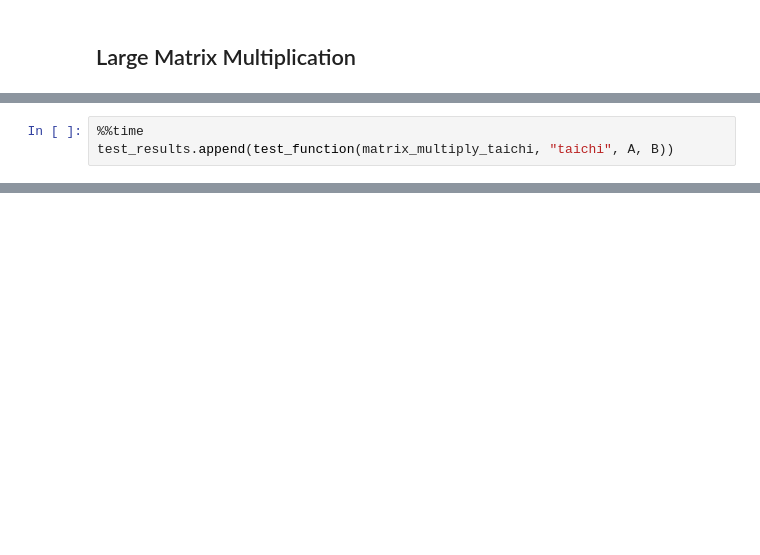
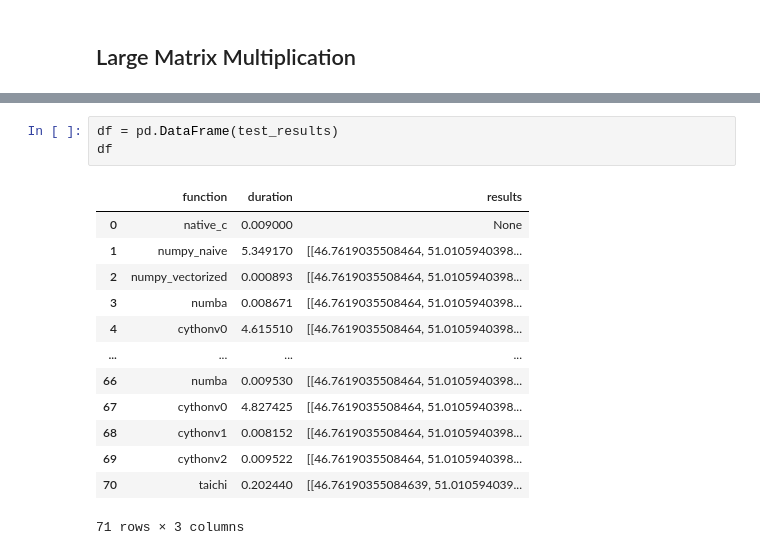
Before and after one commit to jimthompson5802/devcontainer_testbed, a Jupyter notebook: py-c-testbed/cython_sandbox/matrix_multiply_notebook.ipynb, the cells around one changed output, grey strips where cells are left out. Saved outputs shown, nothing was run; the diff lists cells and outputs as text; blank space fills up the shorter version.

```diff
--- a/py-c-testbed/cython_sandbox/matrix_multiply_notebook.ipynb
+++ b/py-c-testbed/cython_sandbox/matrix_multiply_notebook.ipynb
@@ -267,3 +245,0 @@ Wall time: 11.1 ms
-# %%
-%%time
-test_results.append(test_function(matrix_multiply_taichi, "taichi", A, B))
@@ -292 +292,18 @@ Wall time: 10.2 ms
+# %%
+df = pd.DataFrame(test_results)
+df
+# %% [output]
+|  | function | duration | results |
+| 0 | native_c | 0.009000 | None |
+| 1 | numpy_naive | 5.349170 | [[46.7619035508464, 51.0105940398... |
+| 2 | numpy_vectorized | 0.000893 | [[46.7619035508464, 51.0105940398... |
+| 3 | numba | 0.008671 | [[46.7619035508464, 51.0105940398... |
+| 4 | cythonv0 | 4.615510 | [[46.7619035508464, 51.0105940398... |
+| ... | ... | ... | ... |
+| 66 | numba | 0.009530 | [[46.7619035508464, 51.0105940398... |
+| 67 | cythonv0 | 4.827425 | [[46.7619035508464, 51.0105940398... |
+| 68 | cythonv1 | 0.008152 | [[46.7619035508464, 51.0105940398... |
+| 69 | cythonv2 | 0.009522 | [[46.7619035508464, 51.0105940398... |
+| 70 | taichi | 0.202440 | [[46.76190355084639, 51.010594039... |
+71 rows × 3 columns
 # %%
```
Also changed, not shown: parts of 33 cells of this notebook.
